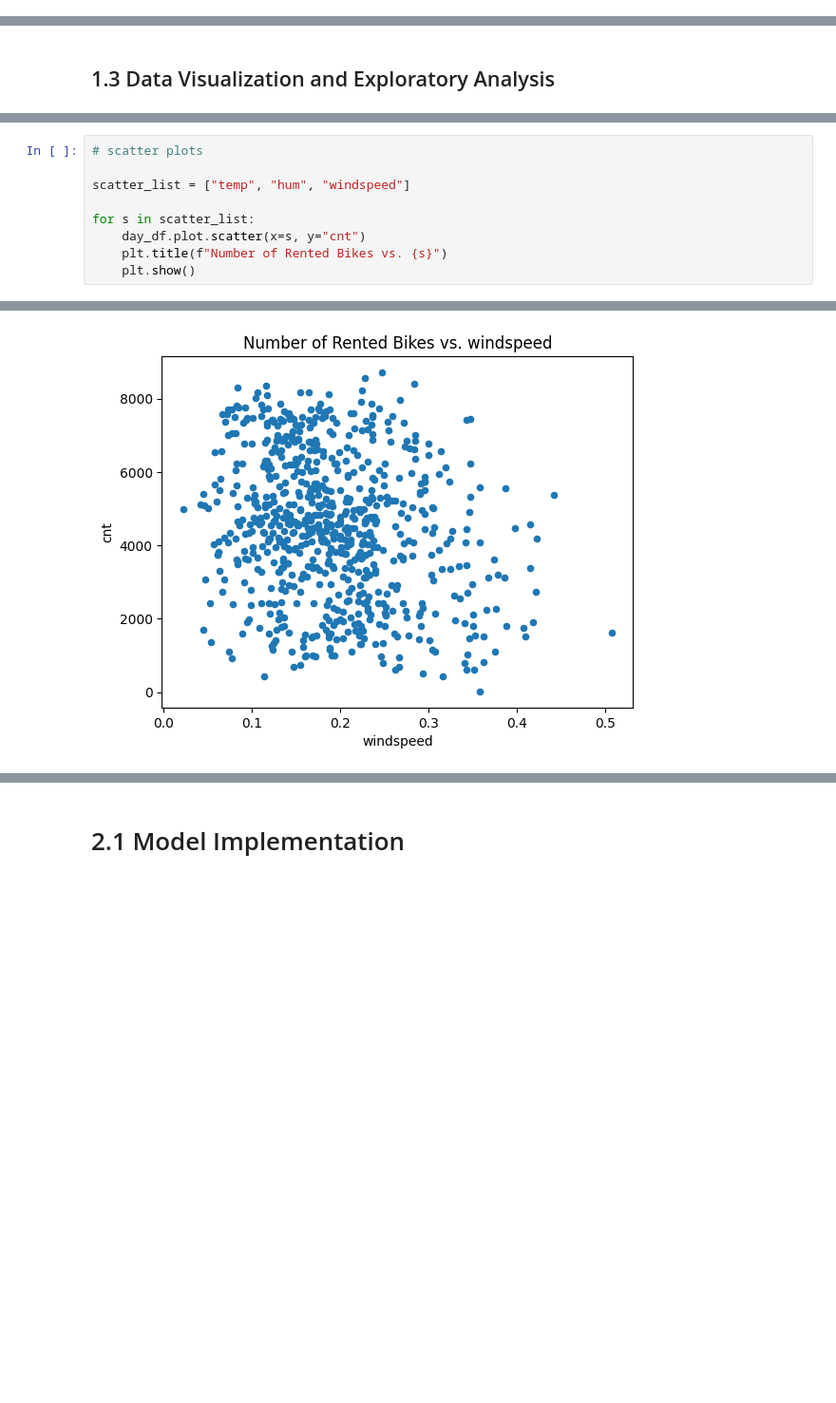
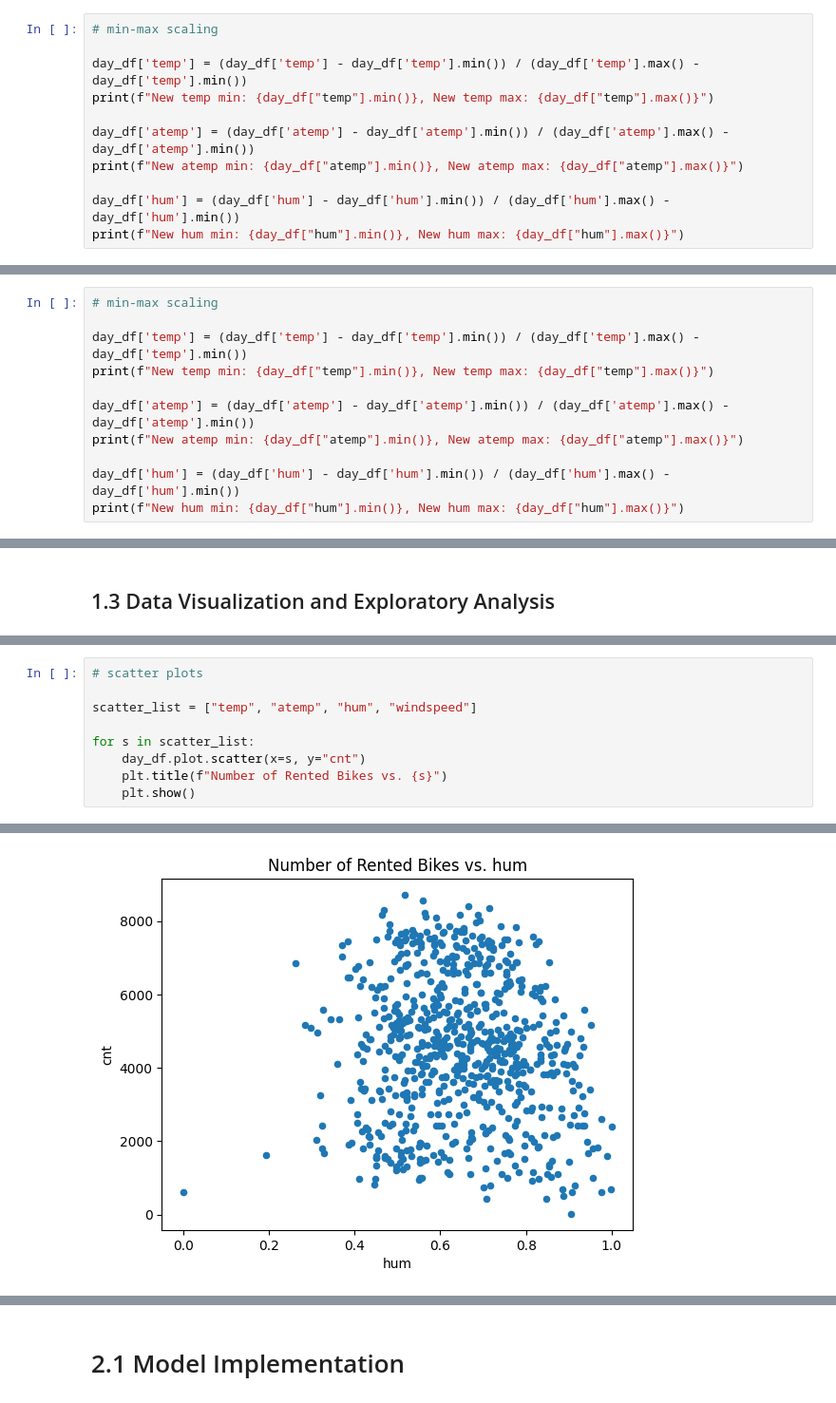
Before and after one commit to jacktheplant/assignment-1, a Jupyter notebook: assignment1.ipynb, the cells around one changed output, grey strips where cells are left out. Shown at 95% size. Cells and saved outputs as stored; diff of their text form; blank space fills up the shorter version.

```diff
--- a/assignment1.ipynb
+++ b/assignment1.ipynb
@@ -65,0 +111,11 @@ cnt: Integer
+# %%
+# min-max scaling
+
+day_df['temp'] = (day_df['temp'] - day_df['temp'].min()) / (day_df['temp'].max() - day_df['temp'].min())
+print(f"New temp min: {day_df["temp"].min()}, New temp max: {day_df["temp"].max()}")
+
+day_df['atemp'] = (day_df['atemp'] - day_df['atemp'].min()) / (day_df['atemp'].max() - day_df['atemp'].min())
+print(f"New atemp min: {day_df["atemp"].min()}, New atemp max: {day_df["atemp"].max()}")
+
+day_df['hum'] = (day_df['hum'] - day_df['hum'].min()) / (day_df['hum'].max() - day_df['hum'].min())
+print(f"New hum min: {day_df["hum"].min()}, New hum max: {day_df["hum"].max()}")
@@ -150,0 +202,11 @@ Finally, we will one-hot encode "weathersit", as this is clearly categorical, wi
+# %%
+# min-max scaling
+
+day_df['temp'] = (day_df['temp'] - day_df['temp'].min()) / (day_df['temp'].max() - day_df['temp'].min())
+print(f"New temp min: {day_df["temp"].min()}, New temp max: {day_df["temp"].max()}")
+
+day_df['atemp'] = (day_df['atemp'] - day_df['atemp'].min()) / (day_df['atemp'].max() - day_df['atemp'].min())
+print(f"New atemp min: {day_df["atemp"].min()}, New atemp max: {day_df["atemp"].max()}")
+
+day_df['hum'] = (day_df['hum'] - day_df['hum'].min()) / (day_df['hum'].max() - day_df['hum'].min())
+print(f"New hum min: {day_df["hum"].min()}, New hum max: {day_df["hum"].max()}")
@@ -207,7 +286,7 @@ for x in hist_list:
 # %%
 # scatter plots
 
-scatter_list = ["temp", "hum", "windspeed"]
+scatter_list = ["temp", "atemp", "hum", "windspeed"]
 
 for s in scatter_list:
     day_df.plot.scatter(x=s, y="cnt")
@@ -219 +298 @@ for s in scatter_list:
-[figure, old version]
+[figure, new version]
```
Also changed, not shown: parts of 22 cells of this notebook.
